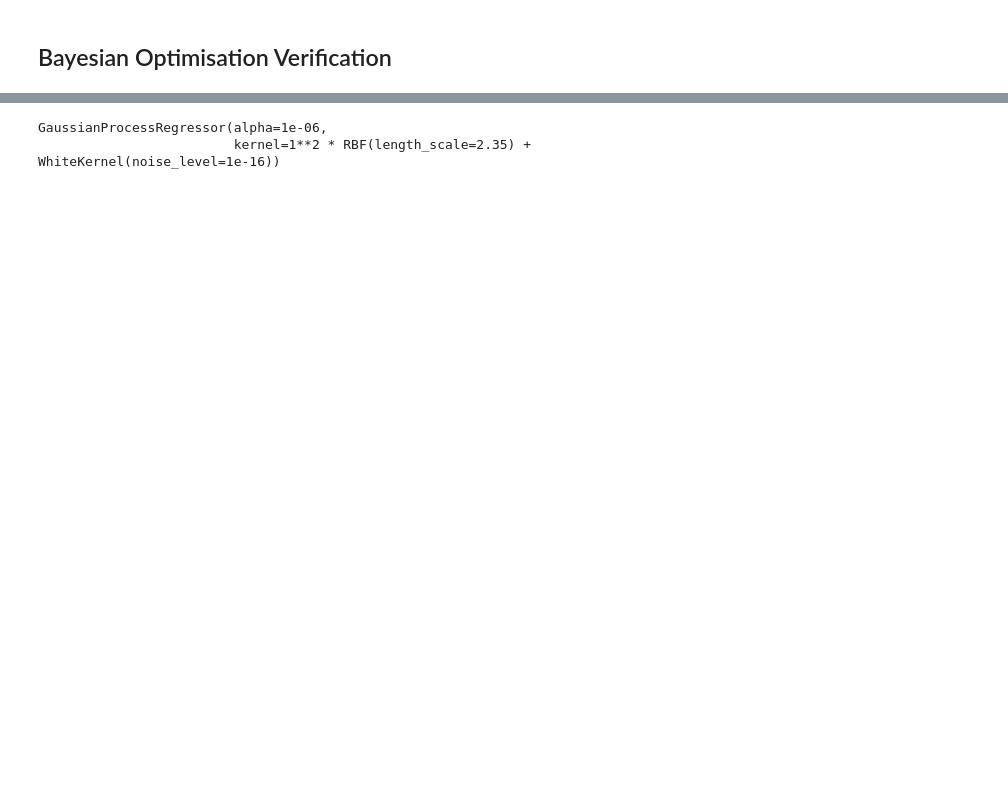
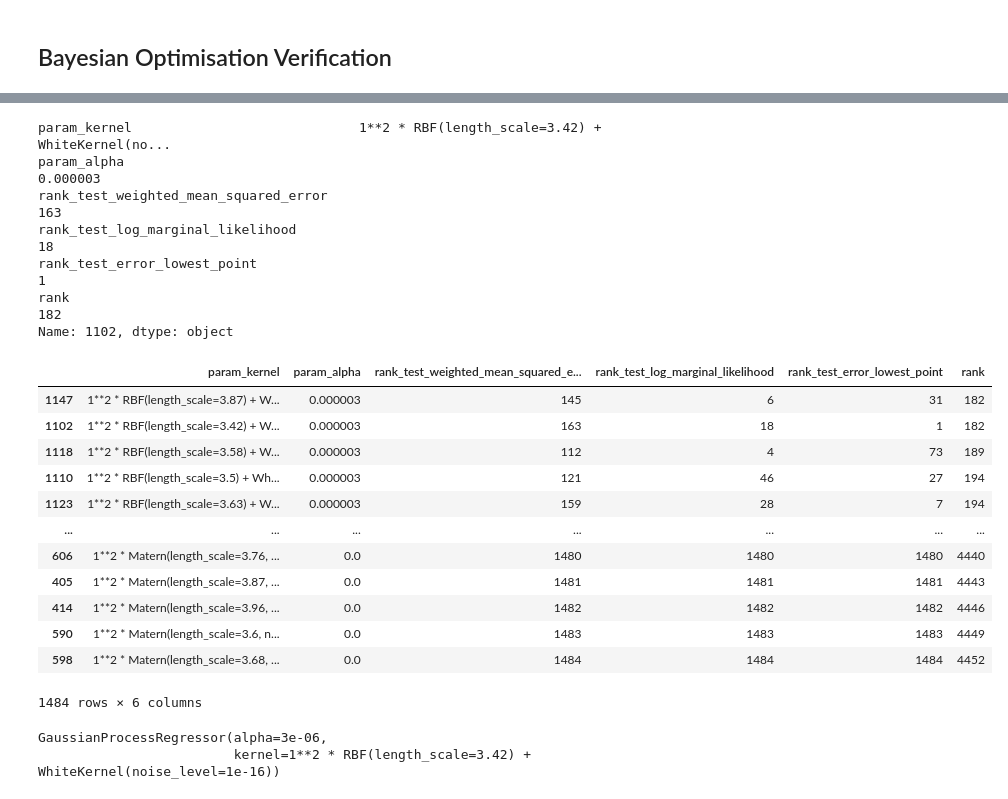
Before and after one commit to michelleliu1027/Bayesian_PV, a Jupyter notebook: BO_2d.ipynb, the cells around one changed output, grey strips where cells are left out. Drawn from its saved outputs; the diff is of its cells as text; code cells hidden in the pictures; blank space fills up the shorter version.

```diff
--- a/BO_2d.ipynb
+++ b/BO_2d.ipynb
@@ -125,16 +143,42 @@ for temp in temp_list:
 # %%
-# models = pd.DataFrame(gp_search.cv_results_)[['param_kernel',
-#                               'param_alpha', 'rank_test_weighted_mean_squared_error',
-#                               'rank_test_log_marginal_likelihood']].sort_values(by="rank_test_weighted_mean_squared_error")
-# models.iloc[3]["param_kernel"]
-# models["rank"] = models["rank_test_weighted_mean_squared_error"]+models["rank_test_log_marginal_likelihood"]
-# models.sort_values(by="rank")
+# ranking models by three different metrics
+models = pd.DataFrame(gp_search.cv_results_)[['param_kernel',
+                              'param_alpha', 'rank_test_weighted_mean_squared_error',
+                              'rank_test_log_marginal_likelihood',
+                              'rank_test_error_lowest_point']].sort_values(by="rank_test_weighted_mean_squared_error")
+models["rank"] = models["rank_test_weighted_mean_squared_error"]+models["rank_test_log_marginal_likelihood"
+                                                                       ]+models["rank_test_error_lowest_point"]
+models.sort_values(by="rank", inplace=True)
+print(models.iloc[1,:])
+models
+# %% [output]
+param_kernel                             1**2 * RBF(length_scale=3.42) + WhiteKernel(no...
+param_alpha                                                                       0.000003
+rank_test_weighted_mean_squared_error                                                  163
+rank_test_log_marginal_likelihood                                                       18
+rank_test_error_lowest_point                                                             1
+rank                                                                                   182
+Name: 1102, dtype: object
+|  | param_kernel | param_alpha | rank_test_weighted_mean_squared_e... | rank_test_log_marginal_likelihood | rank_test_error_lowest_point | rank |
+| 1147 | 1**2 * RBF(length_scale=3.87) + W... | 0.000003 | 145 | 6 | 31 | 182 |
+| 1102 | 1**2 * RBF(length_scale=3.42) + W... | 0.000003 | 163 | 18 | 1 | 182 |
+| 1118 | 1**2 * RBF(length_scale=3.58) + W... | 0.000003 | 112 | 4 | 73 | 189 |
+| 1110 | 1**2 * RBF(length_scale=3.5) + Wh... | 0.000003 | 121 | 46 | 27 | 194 |
+| 1123 | 1**2 * RBF(length_scale=3.63) + W... | 0.000003 | 159 | 28 | 7 | 194 |
+| ... | ... | ... | ... | ... | ... | ... |
+| 606 | 1**2 * Matern(length_scale=3.76, ... | 0.0 | 1480 | 1480 | 1480 | 4440 |
+| 405 | 1**2 * Matern(length_scale=3.87, ... | 0.0 | 1481 | 1481 | 1481 | 4443 |
+| 414 | 1**2 * Matern(length_scale=3.96, ... | 0.0 | 1482 | 1482 | 1482 | 4446 |
+| 590 | 1**2 * Matern(length_scale=3.6, n... | 0.0 | 1483 | 1483 | 1483 | 4449 |
+| 598 | 1**2 * Matern(length_scale=3.68, ... | 0.0 | 1484 | 1484 | 1484 | 4452 |
+1484 rows × 6 columns
 # %%
-gp = GaussianProcessRegressor(alpha=1e-06 ,kernel = 1**2 * RBF(length_scale=2.35) + WhiteKernel(noise_level=1e-16))
-#2.35,0.27,4.24,6.17,17,0.32
+# The best model
+gp = GaussianProcessRegressor(alpha=0.000003 ,kernel = 1**2 * RBF(length_scale=3.42) + WhiteKernel(noise_level=1e-16))
+#2.35,0.27,4.24,6.17,17,0.32 (length scale parameters that can be considered)
 gp.fit(X,Y)
 print(gp)
 # %% [output]
-GaussianProcessRegressor(alpha=1e-06,
-                         kernel=1**2 * RBF(length_scale=2.35) + WhiteKernel(noise_level=1e-16))
+GaussianProcessRegressor(alpha=3e-06,
+                         kernel=1**2 * RBF(length_scale=3.42) + WhiteKernel(noise_level=1e-16))
 # %%
```
Also changed, not shown: parts of 6 cells of this notebook, 1 other file.
